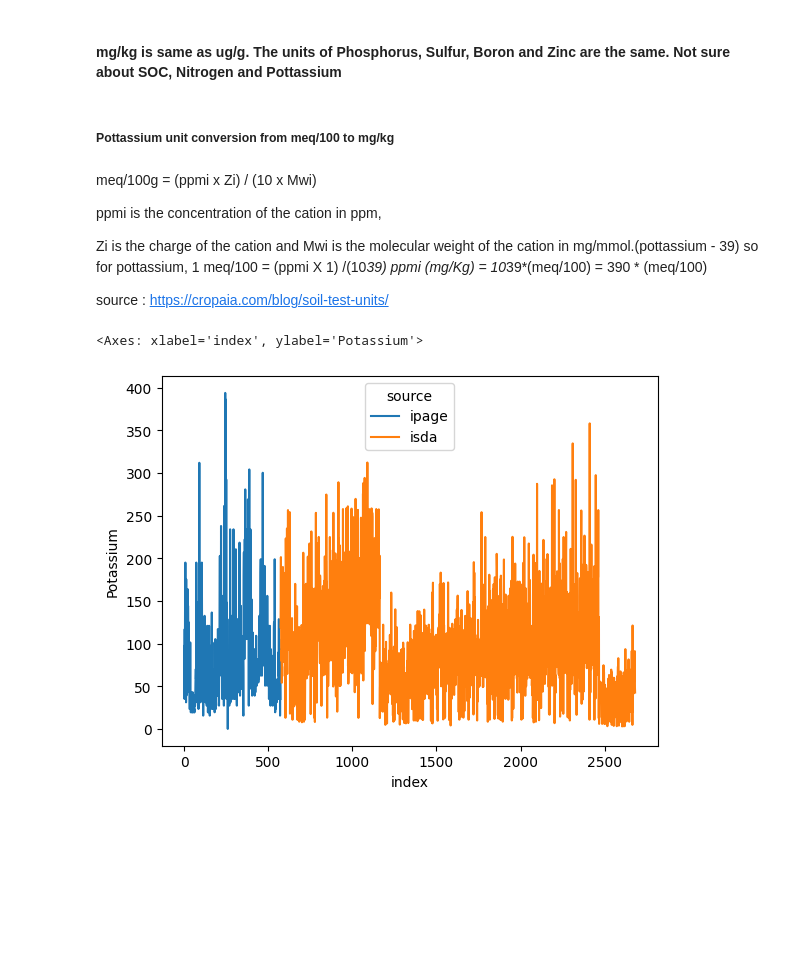
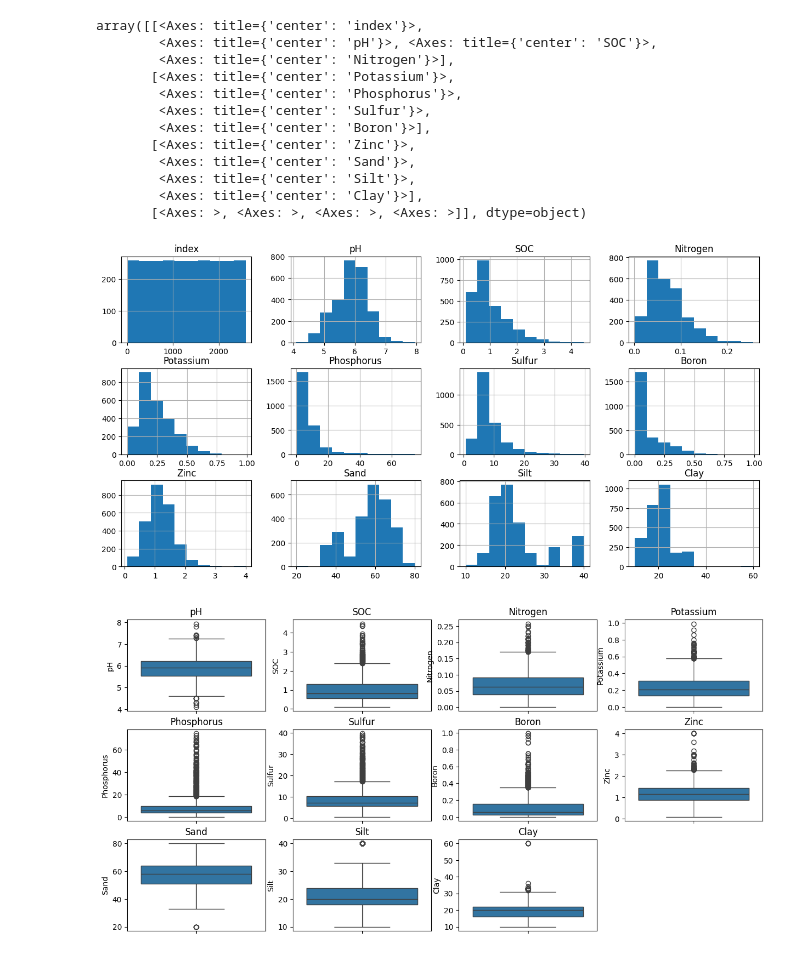
Before and after one commit to mm-mazhar/IPAGE, a Jupyter notebook: notebooks/task_2_exploratory_data_analysis/by-Jamsheeda/eda.ipynb, the cells around one changed output. Drawn from its saved outputs; the diff is of its cells as text; code cells hidden in the pictures; blank space fills up the shorter version.

```diff
--- a/notebooks/task_2_exploratory_data_analysis/by-Jamsheeda/eda.ipynb
+++ b/notebooks/task_2_exploratory_data_analysis/by-Jamsheeda/eda.ipynb
@@ -106,16 +51,0 @@ for i,col in enumerate(df_combined.columns):
-# %% [markdown]
-#### mg/kg is same as ug/g. The units of Phosphorus, Sulfur, Boron and Zinc are the same. Not sure about SOC, Nitrogen and Pottassium
-# %% [markdown]
-##### Pottassium unit conversion from meq/100 to mg/kg
-# %% [markdown]
-meq/100g = (ppmi x Zi) / (10 x Mwi)
-
-ppmi is the concentration of the cation in ppm,
-
-Zi is the charge of the cation and
-Mwi is the molecular weight of the cation in mg/mmol.(pottassium - 39)
-so for pottassium,
-1 meq/100 = (ppmi X 1) /(10*39)
-ppmi (mg/Kg) = 10*39*(meq/100) = 390 * (meq/100)
-
-source : https://cropaia.com/blog/soil-test-units/
@@ -127,6 +51,0 @@ df_combined.loc[mask,'Potassium'] = df_combined[mask]['Potassium'].apply(lambda
-# %%
-
-sns.lineplot(data=df_combined.reset_index(),x='index',y='Potassium',hue='source')
-# %% [output]
-<Axes: xlabel='index', ylabel='Potassium'>
-[figure, removed]
@@ -132,0 +54,26 @@ sns.lineplot(data=df_combined.reset_index(),x='index',y='Potassium',hue='source'
+# %%
+# checking the distribution of the variables
+data.hist(bins=10, figsize=(15, 10), layout=(4, 4))
+# %% [output]
+array([[<Axes: title={'center': 'index'}>,
+        <Axes: title={'center': 'pH'}>, <Axes: title={'center': 'SOC'}>,
+        <Axes: title={'center': 'Nitrogen'}>],
+       [<Axes: title={'center': 'Potassium'}>,
+        <Axes: title={'center': 'Phosphorus'}>,
+        <Axes: title={'center': 'Sulfur'}>,
+        <Axes: title={'center': 'Boron'}>],
+       [<Axes: title={'center': 'Zinc'}>,
+        <Axes: title={'center': 'Sand'}>,
+        <Axes: title={'center': 'Silt'}>,
+        <Axes: title={'center': 'Clay'}>],
+       [<Axes: >, <Axes: >, <Axes: >, <Axes: >]], dtype=object)
+[figure, added]
+# %%
+#Boxplot
+plt.figure(figsize=(15, 10))
+for i, column in enumerate(data.select_dtypes(include=['float64']).columns,1):
+    plt.subplot(4, 4, i)
+    sns.boxplot(y=data[column])
+    plt.title(column)
+# %% [output]
+[figure, added]
```
Also changed, not shown: parts of 15 cells of this notebook, 3 other files.
